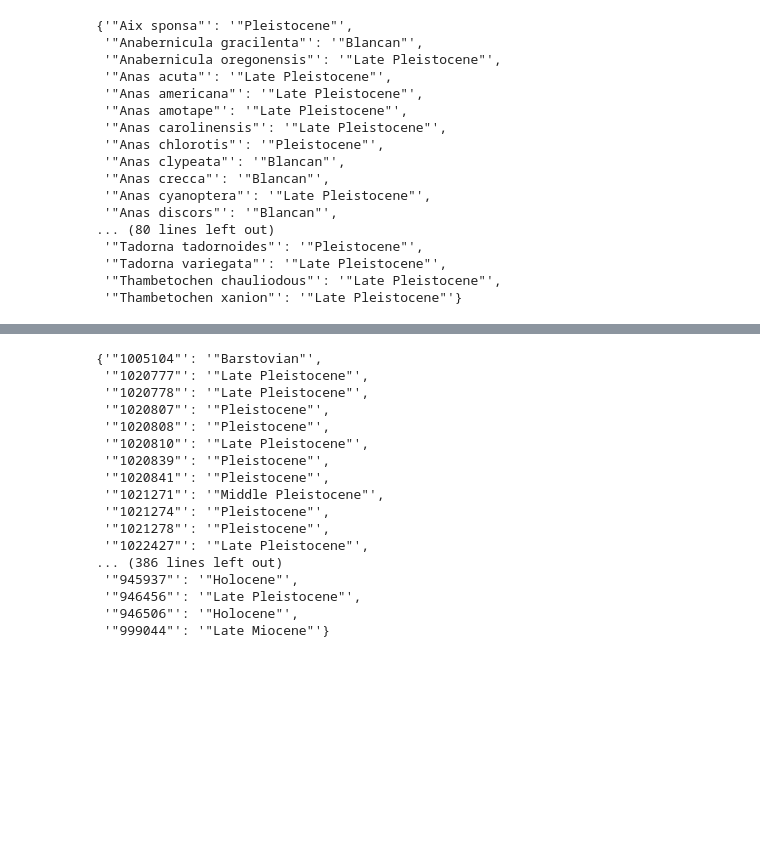
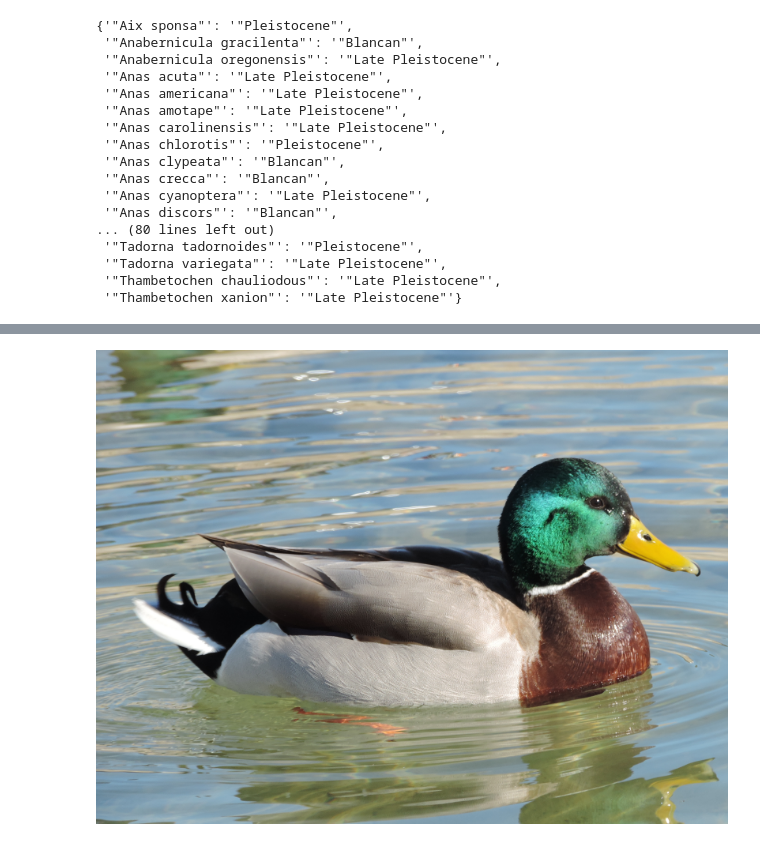
Before and after one commit to hailykil/eeb-177-final-project, a Jupyter notebook: final/New_Outline.ipynb, the cells around one changed output, grey strips where cells are left out. Drawn from its saved outputs; the diff is of its cells as text; code cells hidden in the pictures; blank space fills up the shorter version.

```diff
--- a/final/New_Outline.ipynb
+++ b/final/New_Outline.ipynb
@@ -69 +89,5 @@ bird
+# %%
+Image(filename = "/home/eeb177-student/Desktop/eeb-177/eeb-177-final-project/final/platyrhynchos.png")
+# %% [output]
+[figure, added]
 # %%
@@ -82,24 +107 @@ def makebirdDict2(filename):
     return birdDict2
-# %%
-bird2 = makebirdDict2("bird_data.csv")
-interval = list(bird2.keys())
-interval.sort()
-bird2
-# %% [output]
-{'"1005104"': '"Barstovian"',
- '"1020777"': '"Late Pleistocene"',
- '"1020778"': '"Late Pleistocene"',
- '"1020807"': '"Pleistocene"',
- '"1020808"': '"Pleistocene"',
- '"1020810"': '"Late Pleistocene"',
- '"1020839"': '"Pleistocene"',
- '"1020841"': '"Pleistocene"',
- '"1021271"': '"Middle Pleistocene"',
- '"1021274"': '"Pleistocene"',
- '"1021278"': '"Pleistocene"',
- '"1022427"': '"Late Pleistocene"',
-... (386 lines left out)
- '"945937"': '"Holocene"',
- '"946456"': '"Late Pleistocene"',
- '"946506"': '"Holocene"',
- '"999044"': '"Late Miocene"'}
```
Also changed, not shown: parts of 16 cells of this notebook, 1 other file.
